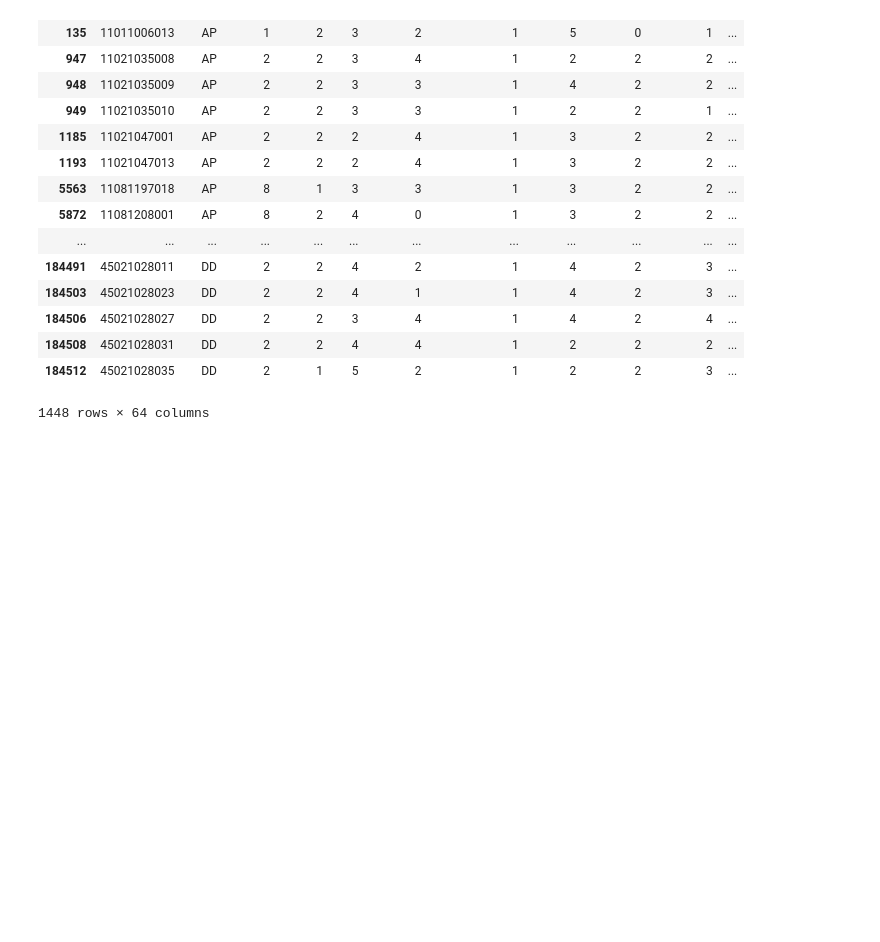
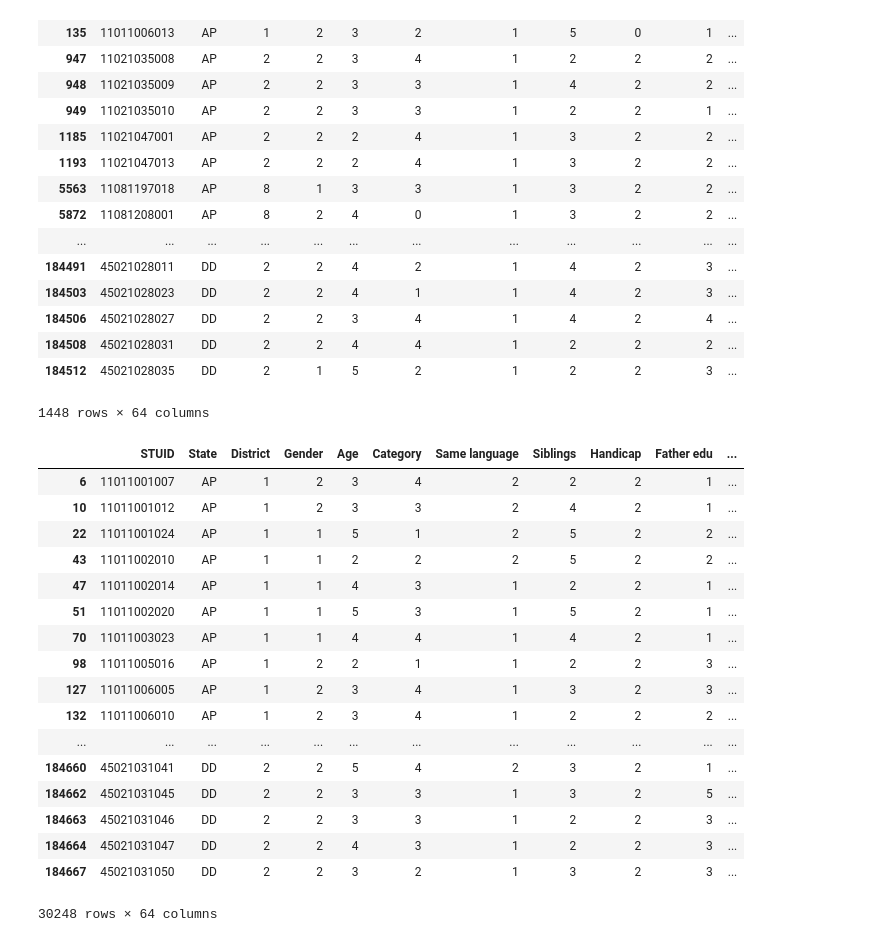
Before and after one commit to holy-devil/nas-dataviz, a Jupyter notebook: analysis/NAS Plots.ipynb, the cells around one changed output. Cells and saved outputs as stored; diff of their text form; code cells hidden in the pictures; blank space fills up the shorter version.

Commit message:
Mid and failed maths correlations

```diff
--- a/analysis/NAS Plots.ipynb
+++ b/analysis/NAS Plots.ipynb
@@ -85,0 +86,25 @@ df_Top.corr().to_csv('../datasets/nas/ToppersCorrelation.csv')
+# %%
+#Dividing Mid
+df_Mid = df1.copy();
+df_Mid = df_Mid.loc[((df_Mid['Maths %'] >= 33) & (df_Mid['Maths %'] < 81))];
+df_Mid
+df_Top.corr().to_csv('../datasets/nas/MathsMidCorrelation.csv')
+# %% [output]
+|  | STUID | State | District | Gender | Age | Category | Same language | Siblings | Handicap | Father edu | ... |
+| 6 | 11011001007 | AP | 1 | 2 | 3 | 4 | 2 | 2 | 2 | 1 | ... |
+| 10 | 11011001012 | AP | 1 | 2 | 3 | 3 | 2 | 4 | 2 | 1 | ... |
+| 22 | 11011001024 | AP | 1 | 1 | 5 | 1 | 2 | 5 | 2 | 2 | ... |
+| 43 | 11011002010 | AP | 1 | 1 | 2 | 2 | 2 | 5 | 2 | 2 | ... |
+| 47 | 11011002014 | AP | 1 | 1 | 4 | 3 | 1 | 2 | 2 | 1 | ... |
+| 51 | 11011002020 | AP | 1 | 1 | 5 | 3 | 1 | 5 | 2 | 1 | ... |
+| 70 | 11011003023 | AP | 1 | 1 | 4 | 4 | 1 | 4 | 2 | 1 | ... |
+| 98 | 11011005016 | AP | 1 | 2 | 2 | 1 | 1 | 2 | 2 | 3 | ... |
+| 127 | 11011006005 | AP | 1 | 2 | 3 | 4 | 1 | 3 | 2 | 3 | ... |
+| 132 | 11011006010 | AP | 1 | 2 | 3 | 4 | 1 | 2 | 2 | 2 | ... |
+| ... | ... | ... | ... | ... | ... | ... | ... | ... | ... | ... | ... |
+| 184660 | 45021031041 | DD | 2 | 2 | 5 | 4 | 2 | 3 | 2 | 1 | ... |
+| 184662 | 45021031045 | DD | 2 | 2 | 3 | 3 | 1 | 3 | 2 | 5 | ... |
+| 184663 | 45021031046 | DD | 2 | 2 | 3 | 3 | 1 | 2 | 2 | 3 | ... |
+| 184664 | 45021031047 | DD | 2 | 2 | 4 | 3 | 1 | 2 | 2 | 3 | ... |
+| 184667 | 45021031050 | DD | 2 | 2 | 3 | 2 | 1 | 3 | 2 | 3 | ... |
+30248 rows × 64 columns
```
Also changed, not shown: parts of 3 cells of this notebook, 2 other files.
